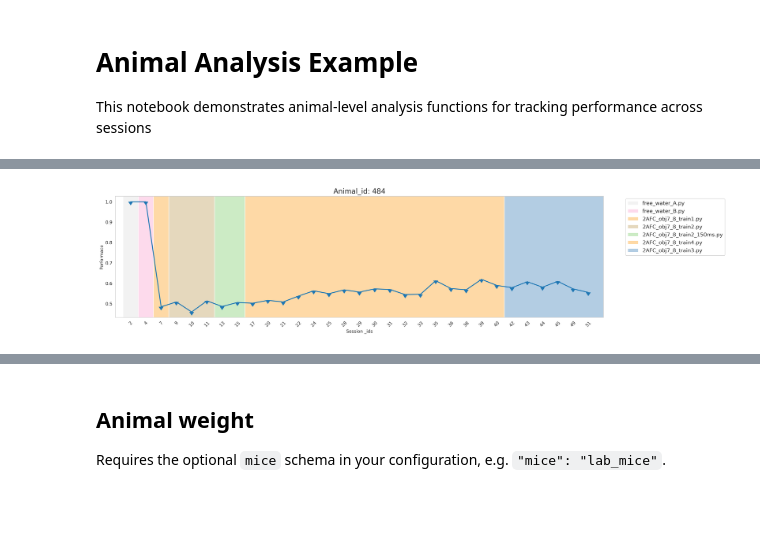
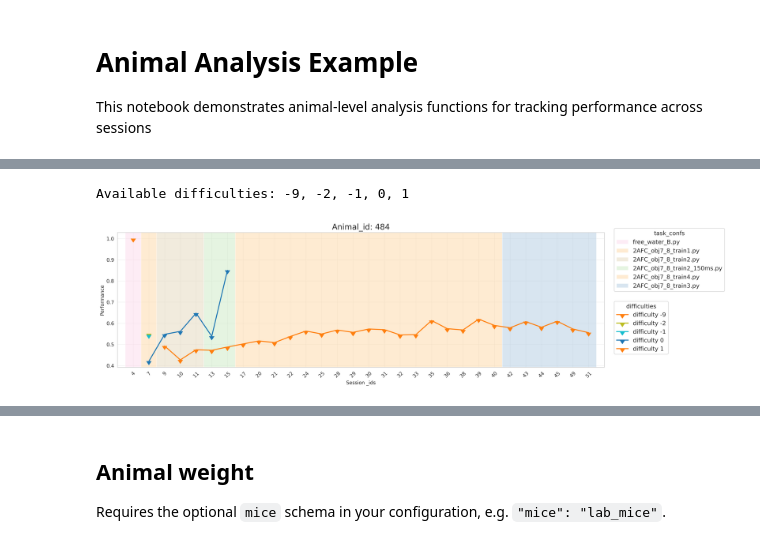
Before and after one commit to GratsakisA/ethopy_analysis, a Jupyter notebook: examples/animal_analysis_example.ipynb, the cells around one changed output, grey strips where cells are left out. Drawn from its saved outputs; the diff is of its cells as text; code cells hidden in the pictures; blank space fills up the shorter version.

```diff
--- a/examples/animal_analysis_example.ipynb
+++ b/examples/animal_analysis_example.ipynb
@@ -30,18 +33,19 @@ sessions = get_sessions(animal_id, min_trials=20)
 # %%
 # Plot performance across sessions with protocol name visualization
 # plot_session_performance() creates line plot showing performance over time
 # Parameters: animal_id (int), sessions (List[int]), perf_func (callable), save_path (str), difficulty (None, 'All', or list)
 # Returns: List of performance values for each session
 
 # difficulty options:
 #   None   -> one "total" line across sessions, using all trials (ignores difficulty)
 #   "All"  -> one colored line per difficulty that exists in the sessions
 #   [1, 2] -> one colored line per listed difficulty (sessions without them are skipped)
-difficulty = None
+difficulty = [-9, -2, -1, 0, 1]
 
 perfs = plot_session_performance(animal_id, sessions['session'].values, perf_func=get_performance, difficulty=difficulty)
 # %% [output]
+Available difficulties: -9, -2, -1, 0, 1
-[figure, old version]
+[figure, new version]
 # %%
 # Plot performance across sessions without repeated trials, one color per difficulty
 # plot_session_no_repeat_performance() creates a solid line per difficulty (no repeated trials)
```
Also changed, not shown: parts of 8 cells of this notebook.
